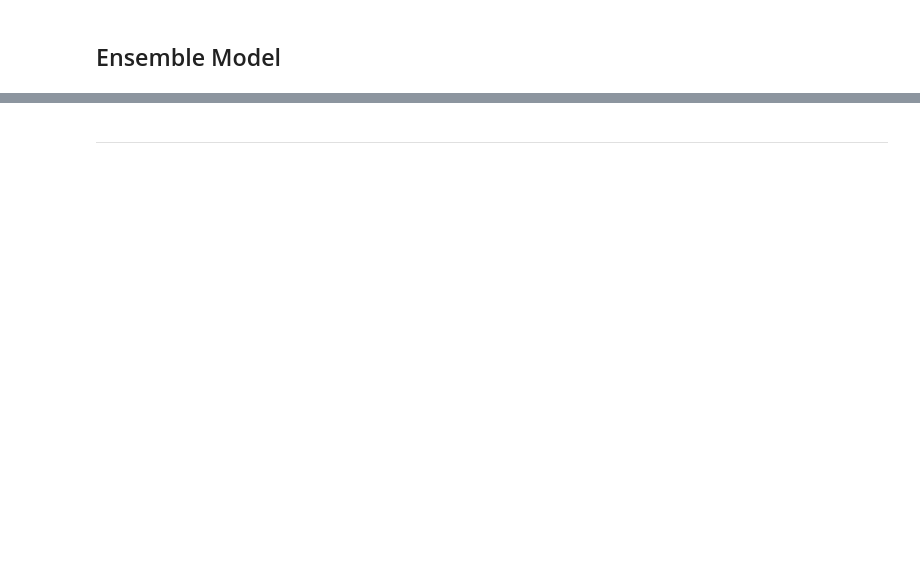
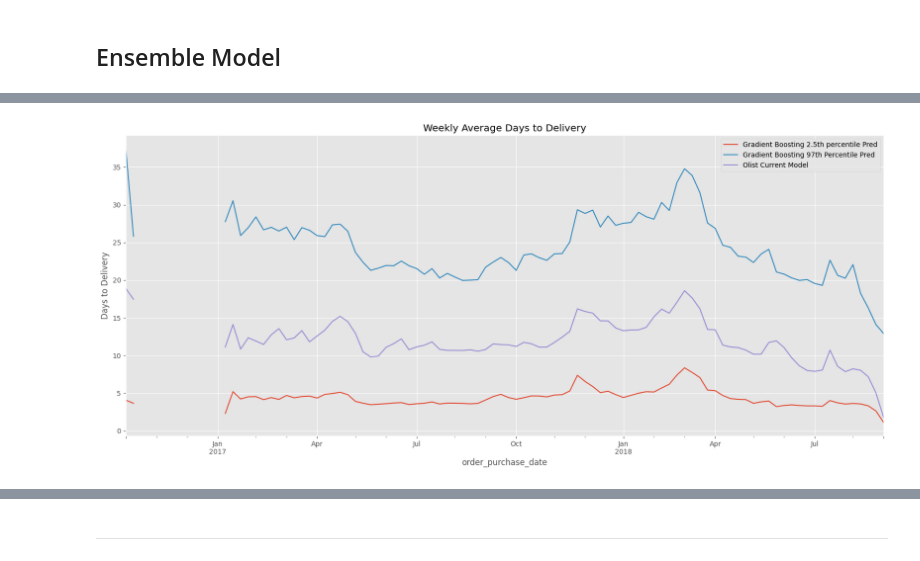
Before and after one commit to menni99/causal-attribution-analysis, a Jupyter notebook: notebooks/forecast-analysis.ipynb, the cells around one changed output, grey strips where cells are left out. Cells and saved outputs as stored; diff of their text form; code cells hidden in the pictures; blank space fills up the shorter version.

```diff
--- a/notebooks/forecast-analysis.ipynb
+++ b/notebooks/forecast-analysis.ipynb
@@ -284,0 +252,12 @@ root_mean_squared_error(temp_df['days_to_actual_delivery'], temp_df['days_to_est
+# %%
+# Lower bound model (2.5th percentile)
+lower_model = GradientBoostingRegressor(loss="quantile", alpha=0.025, random_state=42)
+lower_model.fit(X, y)
+
+# Upper bound model (97.5th percentile)
+upper_model = GradientBoostingRegressor(loss="quantile", alpha=0.975, random_state=42)
+upper_model.fit(X, y)
+
+# Predictions
+lower_bound = lower_model.predict(X)
+upper_bound = upper_model.predict(X)
@@ -327,0 +301,24 @@ plt.show()
+# %%
+weekly_data_model_lb = df_clean.groupby(pd.Grouper(key='order_purchase_date', freq='W')).agg(
+    count_orders=('order_purchase_date', 'count'),
+    days_to_estimated_delivery_lb = ('days_to_estimated_delivery_model_lb', 'mean'))
+
+weekly_data_model_ub = df_clean.groupby(pd.Grouper(key='order_purchase_date', freq='W')).agg(
+    count_orders=('order_purchase_date', 'count'),
+    days_to_estimated_delivery_ub = ('days_to_estimated_delivery_model_ub', 'mean'))
+
+weekly_data_model_actual= df_clean.groupby(pd.Grouper(key='order_purchase_date', freq='W')).agg(
+    count_orders=('order_purchase_date', 'count'),
+    days_to_actual_delivery = ('days_to_actual_delivery', 'mean'))
+
+
+plt.figure(figsize=(20, 8))
+weekly_data_model_lb['days_to_estimated_delivery_lb'].plot(label='Gradient Boosting 2.5th percentile Pred')
+weekly_data_model_ub['days_to_estimated_delivery_ub'].plot(label='Gradient Boosting 97th Percentile Pred')
+weekly_data_model_actual['days_to_actual_delivery'].plot(label='Olist Current Model')
+plt.legend()
+plt.ylabel("Days to Delivery")
+plt.title("Weekly Average Days to Delivery")
+plt.show()
+# %% [output]
+[figure, added]
```
Also changed, not shown: parts of 41 cells of this notebook.
